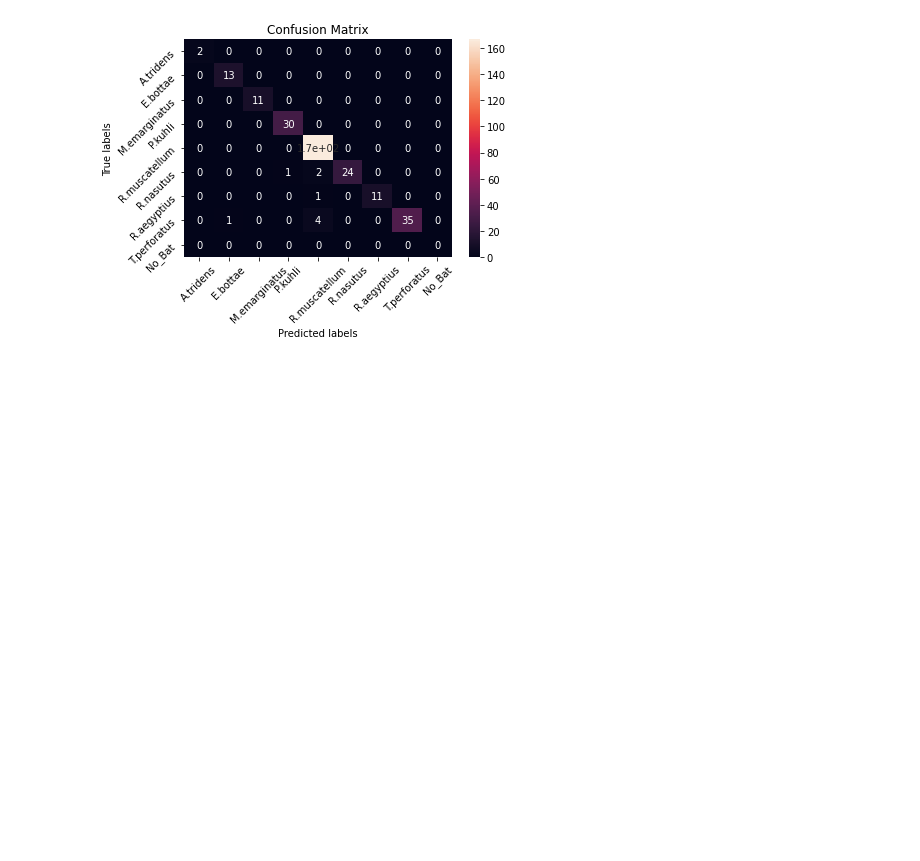
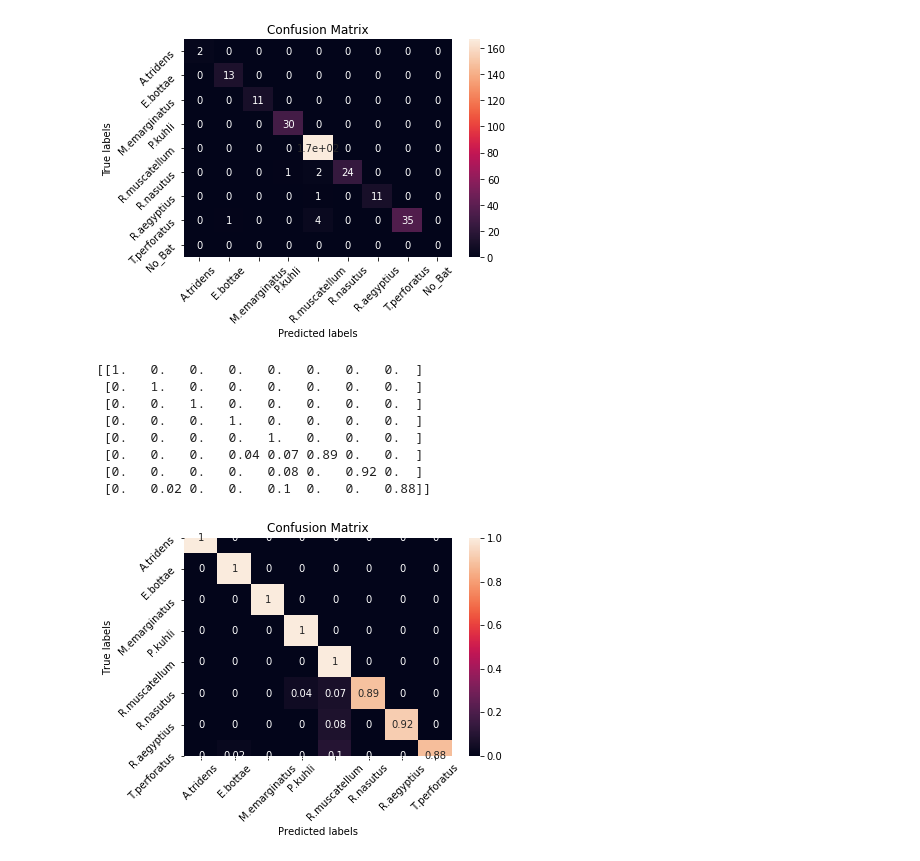
Before and after one commit to Taslim-M/Bat2Web, a Jupyter notebook: TfLite+TensorRT/TensorRT/tensorRT_evaluation__mel_smote_iter_1.ipynb, the cells around one changed output. Drawn from its saved outputs; the diff is of its cells as text; code cells hidden in the pictures; blank space fills up the shorter version.

```diff
--- a/TfLite+TensorRT/TensorRT/tensorRT_evaluation__mel_smote_iter_1.ipynb
+++ b/TfLite+TensorRT/TensorRT/tensorRT_evaluation__mel_smote_iter_1.ipynb
@@ -329,0 +334,41 @@ ax.xaxis.set_ticklabels(labels,rotation=45); ax.yaxis.set_ticklabels(labels,rota
+# %%
+cm = [
+    [2,0,0,0,0,0,0,0],
+    [0,13,0,0,0,0,0,0],
+    [0,0,11,0,0,0,0,0],
+    [0,0,0,30,0,0,0,0],
+    [0,0,0,0,180,0,0,0],
+    [0,0,0,1,2,24,0,0],
+    [0,0,0,0,1,0,11,0],
+    [0,1,0,0,4,0,0,35],
+     ]
+cm = np.array(cm)
+# %%
+cm= cm/ cm.astype(np.float).sum(axis=1,keepdims = True)
+
+
+
+cm = (np.around(cm,2))
+print(cm)
+
+
+labels = ['A.tridens','E.bottae','M.emarginatus','P.kuhli','R.muscatellum','R.nasutus', 'R.aegyptius', 'T.perforatus']
+
+
+ax= plt.subplot()
+sns.heatmap(cm, annot=True, ax = ax); #annot=True to annotate cells
+
+# labels, title and ticks
+ax.set_xlabel('Predicted labels');ax.set_ylabel('True labels');
+ax.set_title('Confusion Matrix');
+ax.xaxis.set_ticklabels(labels,rotation=45); ax.yaxis.set_ticklabels(labels,rotation=45);
+# %% [output]
+[[1.   0.   0.   0.   0.   0.   0.   0.  ]
+ [0.   1.   0.   0.   0.   0.   0.   0.  ]
+ [0.   0.   1.   0.   0.   0.   0.   0.  ]
+ [0.   0.   0.   1.   0.   0.   0.   0.  ]
+ [0.   0.   0.   0.   1.   0.   0.   0.  ]
+ [0.   0.   0.   0.04 0.07 0.89 0.   0.  ]
+ [0.   0.   0.   0.   0.08 0.   0.92 0.  ]
+ [0.   0.02 0.   0.   0.1  0.   0.   0.88]]
+[figure, added]
```
Also changed, not shown: parts of 1 cell of this notebook.
